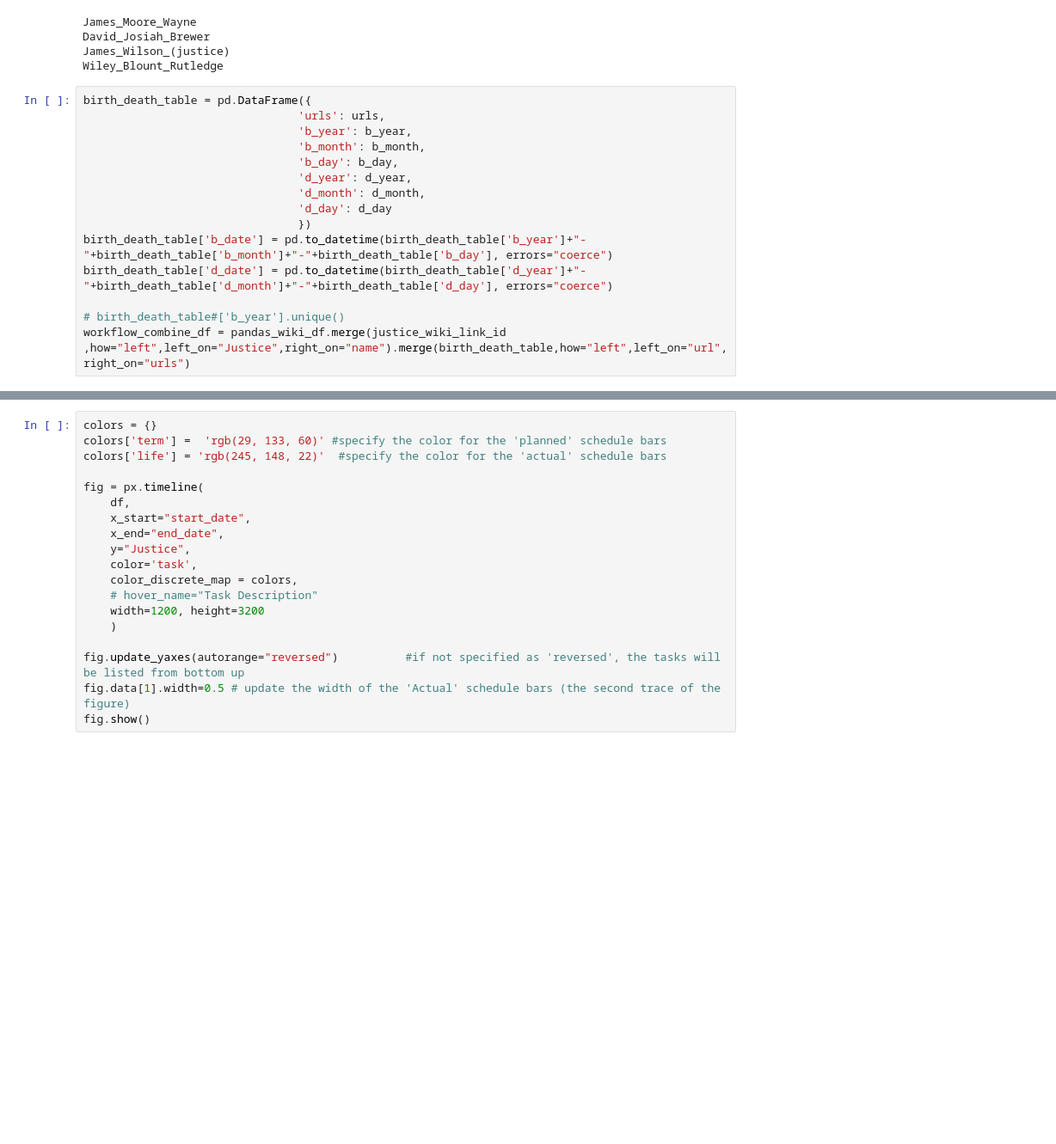
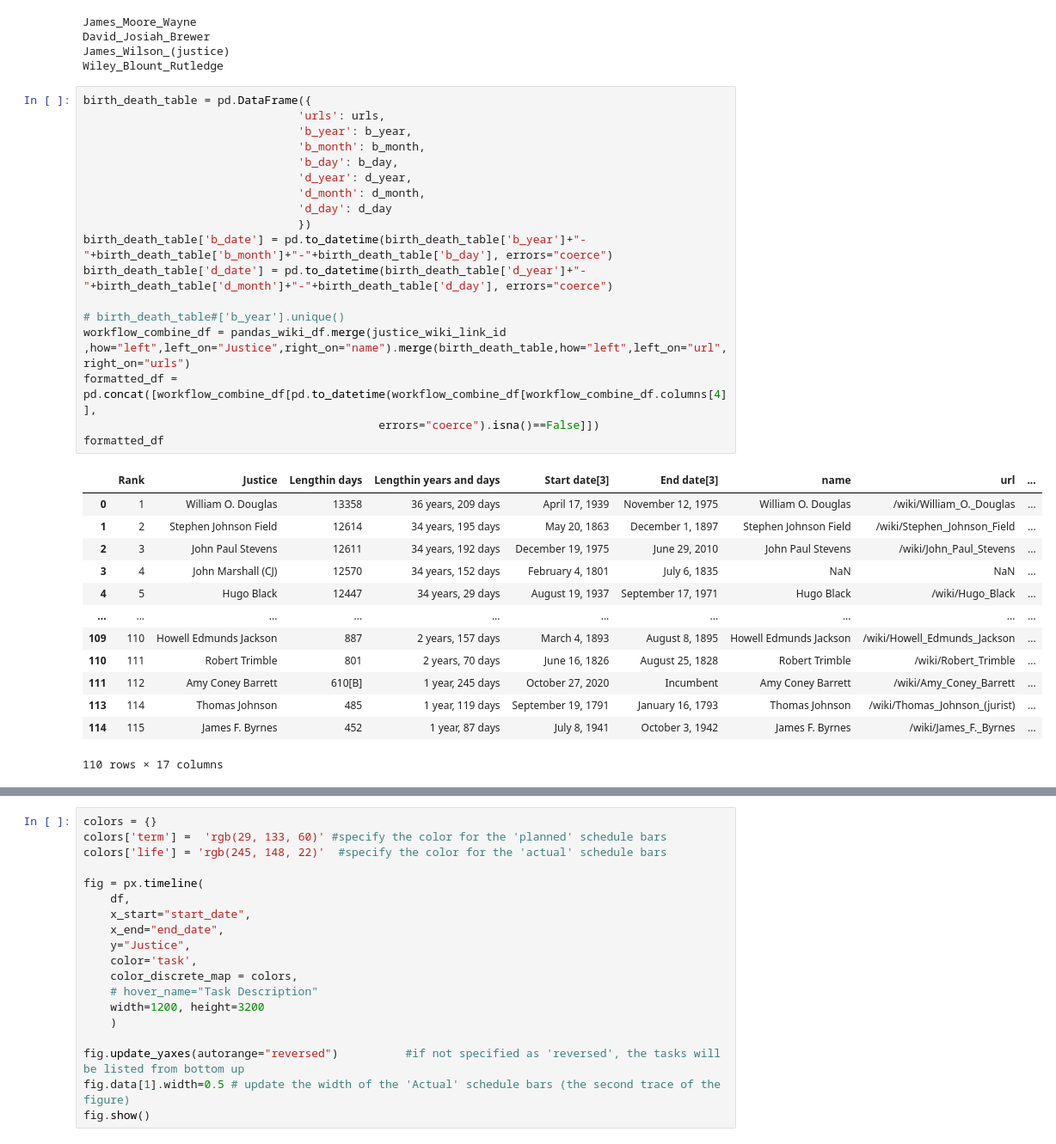
Before and after one commit to feldspar-terra/scratchpad, a Jupyter notebook: justices.ipynb, the cells around one changed output, grey strips where cells are left out. Shown: that part at 86% size. Saved outputs shown, nothing was run; the diff lists cells and outputs as text; blank space fills up the shorter version.

```diff
--- a/justices.ipynb
+++ b/justices.ipynb
@@ -142,16 +141,33 @@ Wiley_Blount_Rutledge
 # %%
 birth_death_table = pd.DataFrame({
                                 'urls': urls,
                                 'b_year': b_year,
                                 'b_month': b_month,
                                 'b_day': b_day,
                                 'd_year': d_year,
                                 'd_month': d_month,
                                 'd_day': d_day
                                 })
 birth_death_table['b_date'] = pd.to_datetime(birth_death_table['b_year']+"-"+birth_death_table['b_month']+"-"+birth_death_table['b_day'], errors="coerce")
 birth_death_table['d_date'] = pd.to_datetime(birth_death_table['d_year']+"-"+birth_death_table['d_month']+"-"+birth_death_table['d_day'], errors="coerce")
 
 # birth_death_table#['b_year'].unique()
 workflow_combine_df = pandas_wiki_df.merge(justice_wiki_link_id ,how="left",left_on="Justice",right_on="name").merge(birth_death_table,how="left",left_on="url",right_on="urls")
+formatted_df = pd.concat([workflow_combine_df[pd.to_datetime(workflow_combine_df[workflow_combine_df.columns[4]],
+                                            errors="coerce").isna()==False]])
+formatted_df
+# %% [output]
+|  | Rank | Justice | Lengthin days | Lengthin years and days | Start date[3] | End date[3] | name | url | ... |
+| 0 | 1 | William O. Douglas | 13358 | 36 years, 209 days | April 17, 1939 | November 12, 1975 | William O. Douglas | /wiki/William_O._Douglas | ... |
+| 1 | 2 | Stephen Johnson Field | 12614 | 34 years, 195 days | May 20, 1863 | December 1, 1897 | Stephen Johnson Field | /wiki/Stephen_Johnson_Field | ... |
+| 2 | 3 | John Paul Stevens | 12611 | 34 years, 192 days | December 19, 1975 | June 29, 2010 | John Paul Stevens | /wiki/John_Paul_Stevens | ... |
+| 3 | 4 | John Marshall (CJ) | 12570 | 34 years, 152 days | February 4, 1801 | July 6, 1835 | NaN | NaN | ... |
+| 4 | 5 | Hugo Black | 12447 | 34 years, 29 days | August 19, 1937 | September 17, 1971 | Hugo Black | /wiki/Hugo_Black | ... |
+| ... | ... | ... | ... | ... | ... | ... | ... | ... | ... |
+| 109 | 110 | Howell Edmunds Jackson | 887 | 2 years, 157 days | March 4, 1893 | August 8, 1895 | Howell Edmunds Jackson | /wiki/Howell_Edmunds_Jackson | ... |
+| 110 | 111 | Robert Trimble | 801 | 2 years, 70 days | June 16, 1826 | August 25, 1828 | Robert Trimble | /wiki/Robert_Trimble | ... |
+| 111 | 112 | Amy Coney Barrett | 610[B] | 1 year, 245 days | October 27, 2020 | Incumbent | Amy Coney Barrett | /wiki/Amy_Coney_Barrett | ... |
+| 113 | 114 | Thomas Johnson | 485 | 1 year, 119 days | September 19, 1791 | January 16, 1793 | Thomas Johnson | /wiki/Thomas_Johnson_(jurist) | ... |
+| 114 | 115 | James F. Byrnes | 452 | 1 year, 87 days | July 8, 1941 | October 3, 1942 | James F. Byrnes | /wiki/James_F._Byrnes | ... |
+110 rows × 17 columns
 # %%
```
Also changed, not shown: parts of 2 cells of this notebook.
